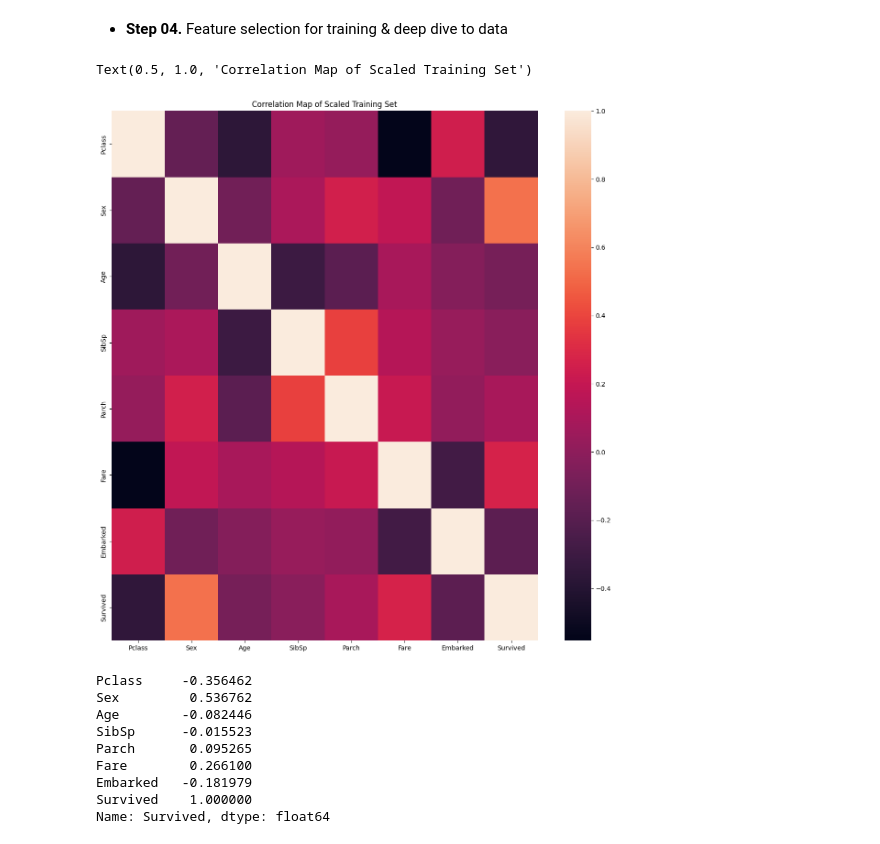
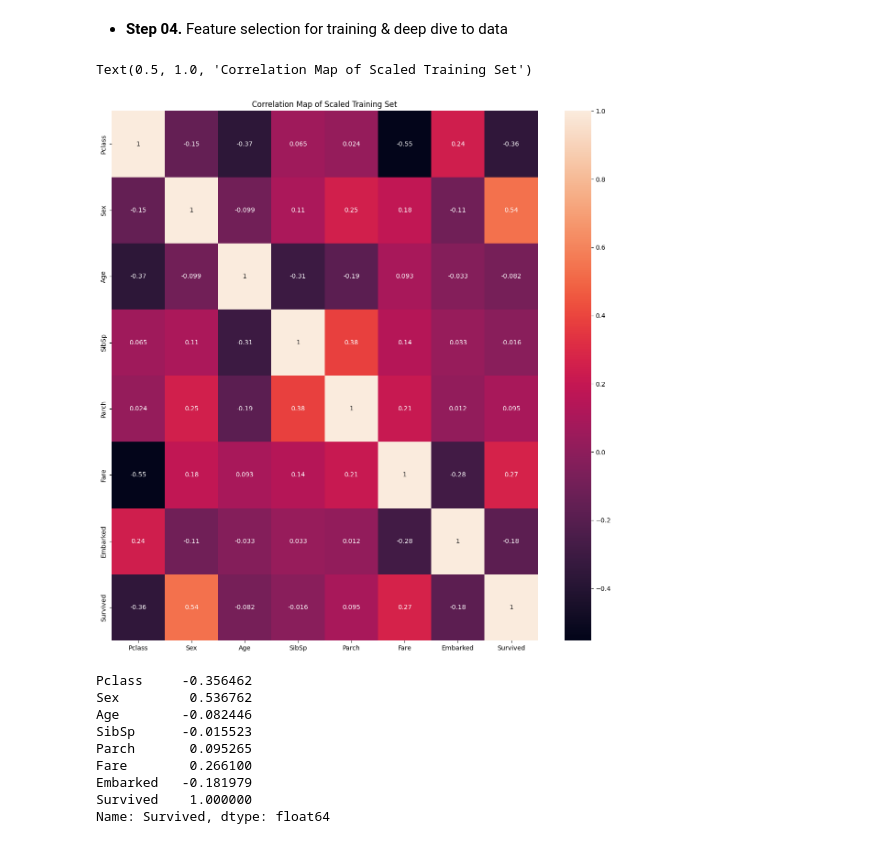
Before and after one commit to gamzekecibas/machine-learning-with-sklearn, a Jupyter notebook: binary-classification-titanic.ipynb, the cells around one changed output. Saved outputs shown, nothing was run; the diff lists cells and outputs as text; code cells hidden in the pictures.

```diff
--- a/binary-classification-titanic.ipynb
+++ b/binary-classification-titanic.ipynb
@@ -287,11 +286,11 @@ plt.show()
 * **Step 04.** Feature selection for training & deep dive to data
 # %%
 plt.figure(figsize=(15, 15))
-sns.heatmap(scaled_train_df.corr())
+sns.heatmap(scaled_train_df.corr(), annot=True)
 plt.title('Correlation Map of Scaled Training Set')
 # %% [output]
 Text(0.5, 1.0, 'Correlation Map of Scaled Training Set')
-[figure, old version]
+[figure, new version]
 # %%
 scaled_train_df.corr().iloc[:, -1]
 ## Pclass, sex & fare can be used
```
Also changed, not shown: parts of 14 cells of this notebook.
